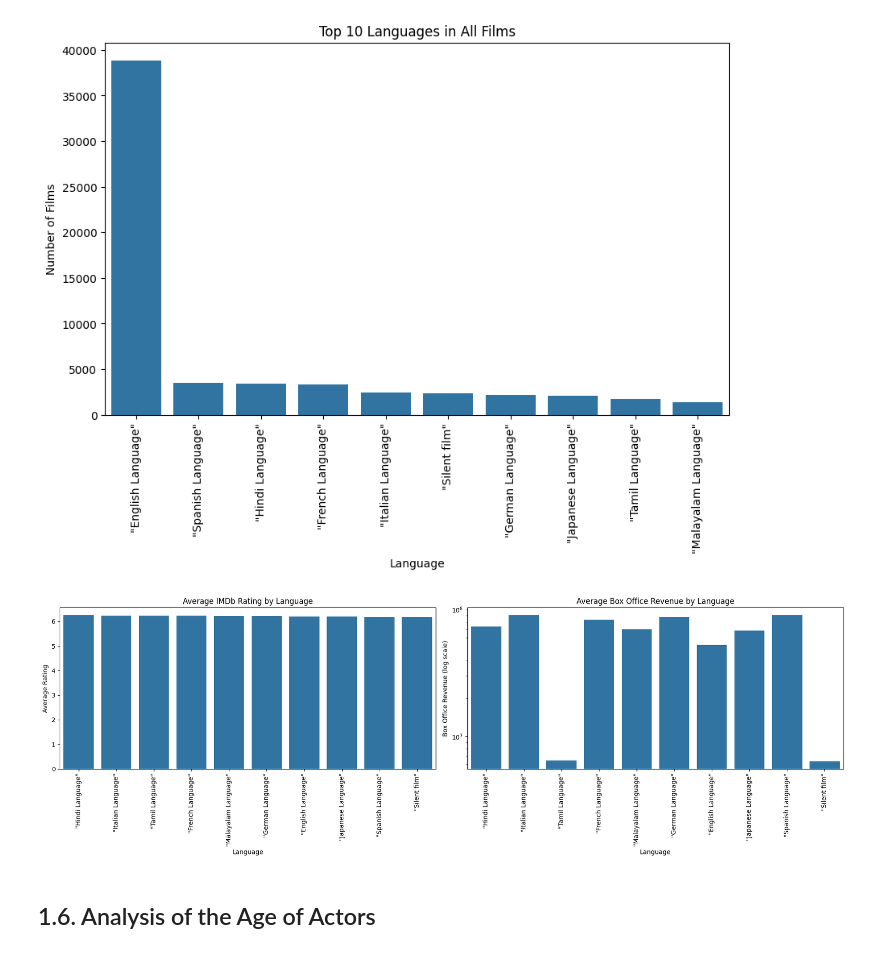
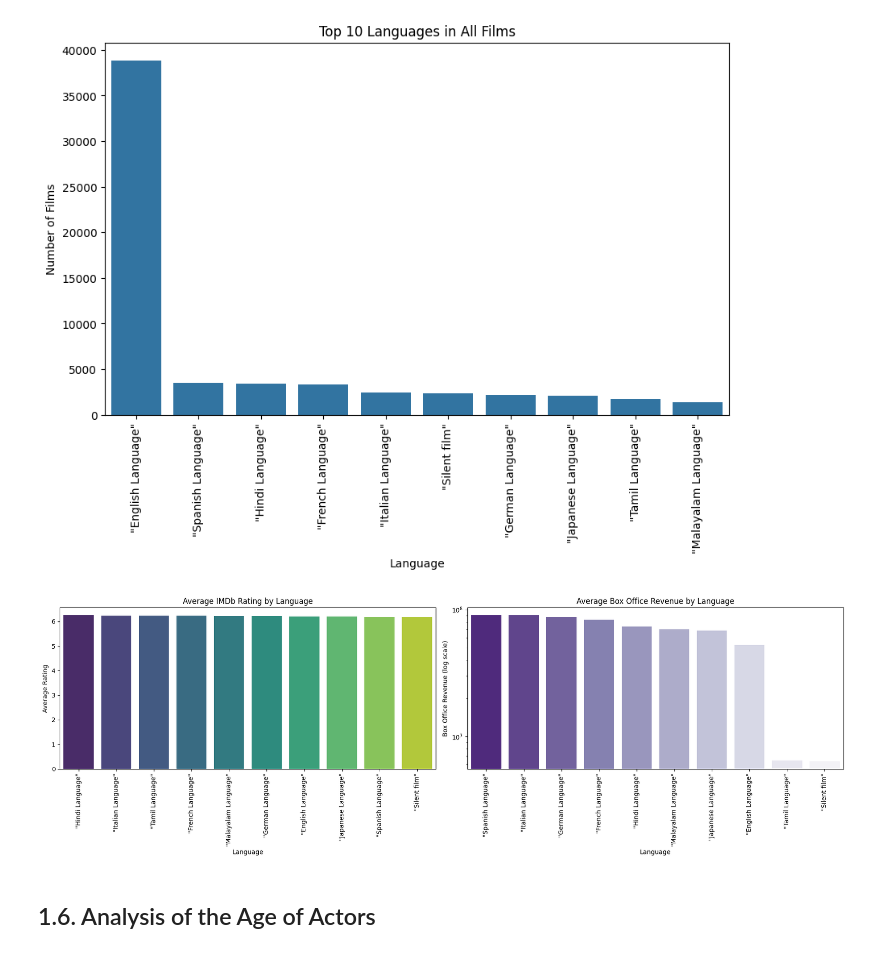
Before and after one commit to epfl-ada/ada-2024-project-melyn, a Jupyter notebook: results.ipynb, the cells around one changed output. Saved outputs shown, nothing was run; the diff lists cells and outputs as text; code cells hidden in the pictures.

```diff
--- a/results.ipynb
+++ b/results.ipynb
@@ -345,33 +345,36 @@ plt.show()
 # %%
 top_language_data = movies_languages[movies_languages['Language'].isin(top_languages.index)]
 
 language_success = top_language_data.groupby('Language').agg({
     'averageRating': 'mean',
     'numVotes': 'mean',
     'Movie_box_office_revenue': 'mean'
-}).sort_values(by='averageRating', ascending=False)
+})
+
+language_success_rating = language_success.sort_values(by='averageRating', ascending=False)
+language_success_revenue = language_success.sort_values(by='Movie_box_office_revenue', ascending=False)
 
 fig, axs = plt.subplots(1, 2, figsize=(18, 6))
 
 # Average imdb rating by Language
-sns.barplot(x=language_success.index, y=language_success['averageRating'], ax=axs[0])
+sns.barplot(x=language_success_rating.index, y=language_success_rating['averageRating'], ax=axs[0], palette='viridis', hue=language_success_rating.index)
 axs[0].set_title('Average IMDb Rating by Language')
 axs[0].set_xlabel('Language')
 axs[0].set_ylabel('Average Rating')
 axs[0].tick_params(axis='x', rotation=90)
 
 # Average box office revenue by Language
-sns.barplot(x=language_success.index, y=language_success['Movie_box_office_revenue'], ax=axs[1])
+sns.barplot(x=language_success_revenue.index, y=language_success_revenue['Movie_box_office_revenue'], ax=axs[1], palette='Purples_r', hue=language_success_revenue.index)
 axs[1].set_title('Average Box Office Revenue by Language')
 axs[1].set_xlabel('Language')
 axs[1].set_ylabel('Box Office Revenue (log scale)')
 axs[1].set_yscale('log')
 axs[1].tick_params(axis='x', rotation=90)
 
 plt.tight_layout()
 plt.show()
 # %% [output]
-[figure, old version]
+[figure, new version]
 # %% [markdown]
 ## 1.6. Analysis of the Age of Actors
 # %% [markdown]
```
Also changed, not shown: parts of 10 cells of this notebook.
